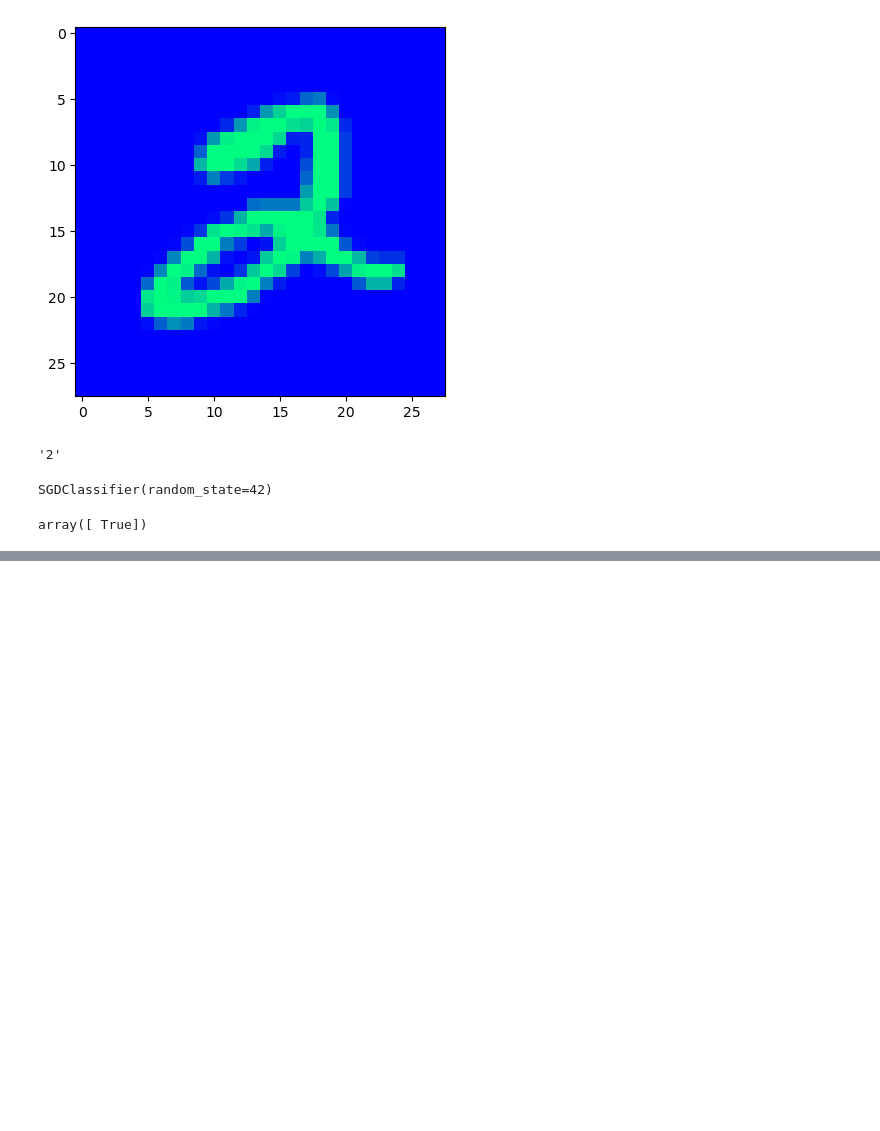
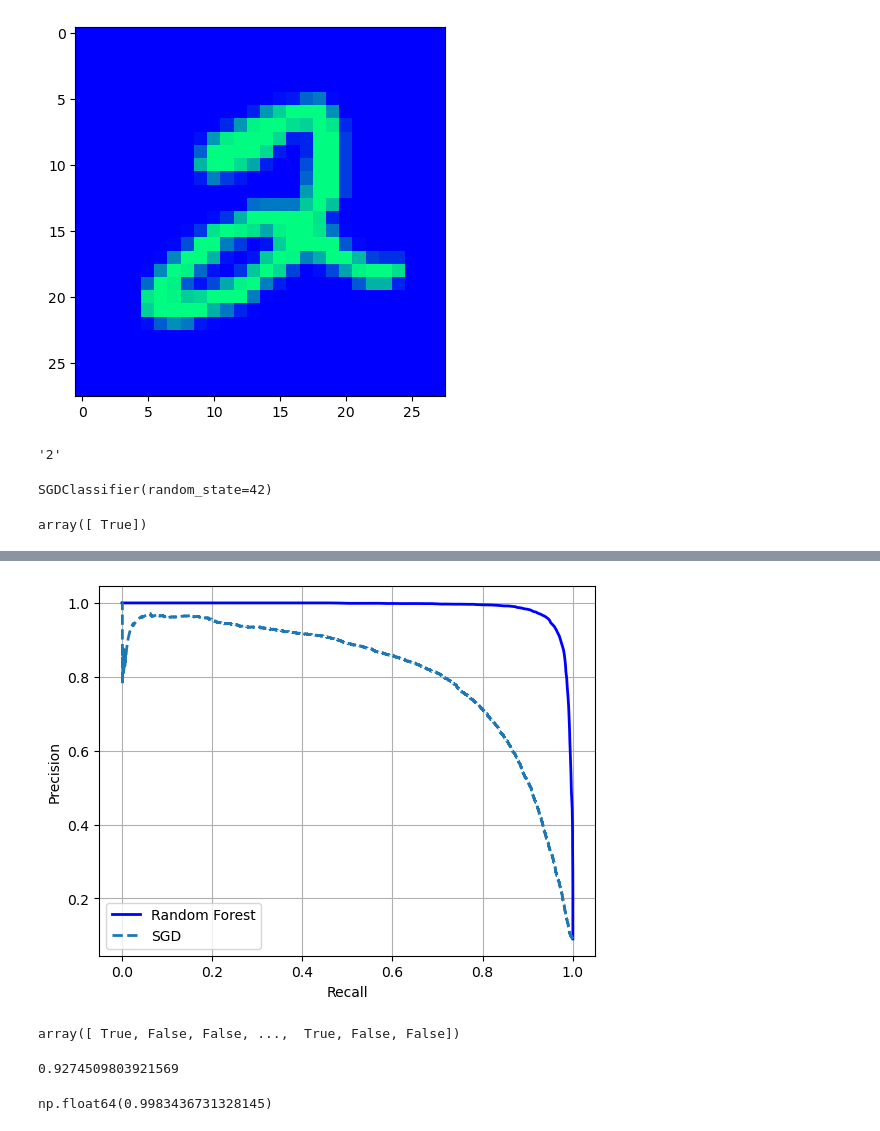
Before and after one commit to Parmida79/baldr, a Jupyter notebook: baldr/homl_chapter_3.ipynb, the cells around one changed output, grey strips where cells are left out. Drawn from its saved outputs; the diff is of its cells as text; code cells hidden in the pictures; blank space fills up the shorter version.

```diff
--- a/baldr/homl_chapter_3.ipynb
+++ b/baldr/homl_chapter_3.ipynb
@@ -111,0 +268,4 @@ array([ True])
+# %%
+forest_clf = RandomForestClassifier(random_state=42)
+# %%
+y_probas_forest = cross_val_predict(forest_clf, X_train, y_train_5, cv=3, method="predict_proba")
@@ -111,0 +282,4 @@ array([ True])
+# %%
+# precision and recall curve with random forest models
+precisions_forest, recalls_forest, thresholds_forest = precision_recall_curve(y_train_5, y_scores_forest)
+precisions_forest
@@ -111,0 +304,23 @@ array([ True])
+# %%
+plt.plot(recalls_forest, precisions_forest, "b-", linewidth=2, label="Random Forest")
+plt.plot(recalls, precisions, "--", linewidth=2, label="SGD")
+plt.legend(loc="lower left")
+plt.xlabel("Recall")
+plt.ylabel("Precision")
+plt.grid()
+plt.show()
+# %% [output]
+[figure, added]
+# %%
+y_train_pred_forest = y_probas_forest[:, 1] >= 0.5  # positive proba ≥ 50%
+y_train_pred_forest
+# %% [output]
+array([ True, False, False, ...,  True, False, False])
+# %%
+f1_score(y_train_5, y_train_pred_forest)
+# %% [output]
+0.9274509803921569
+# %%
+roc_auc_score(y_train_5, y_scores_forest)
+# %% [output]
+np.float64(0.9983436731328145)
```
Also changed, not shown: parts of 35 cells of this notebook.
